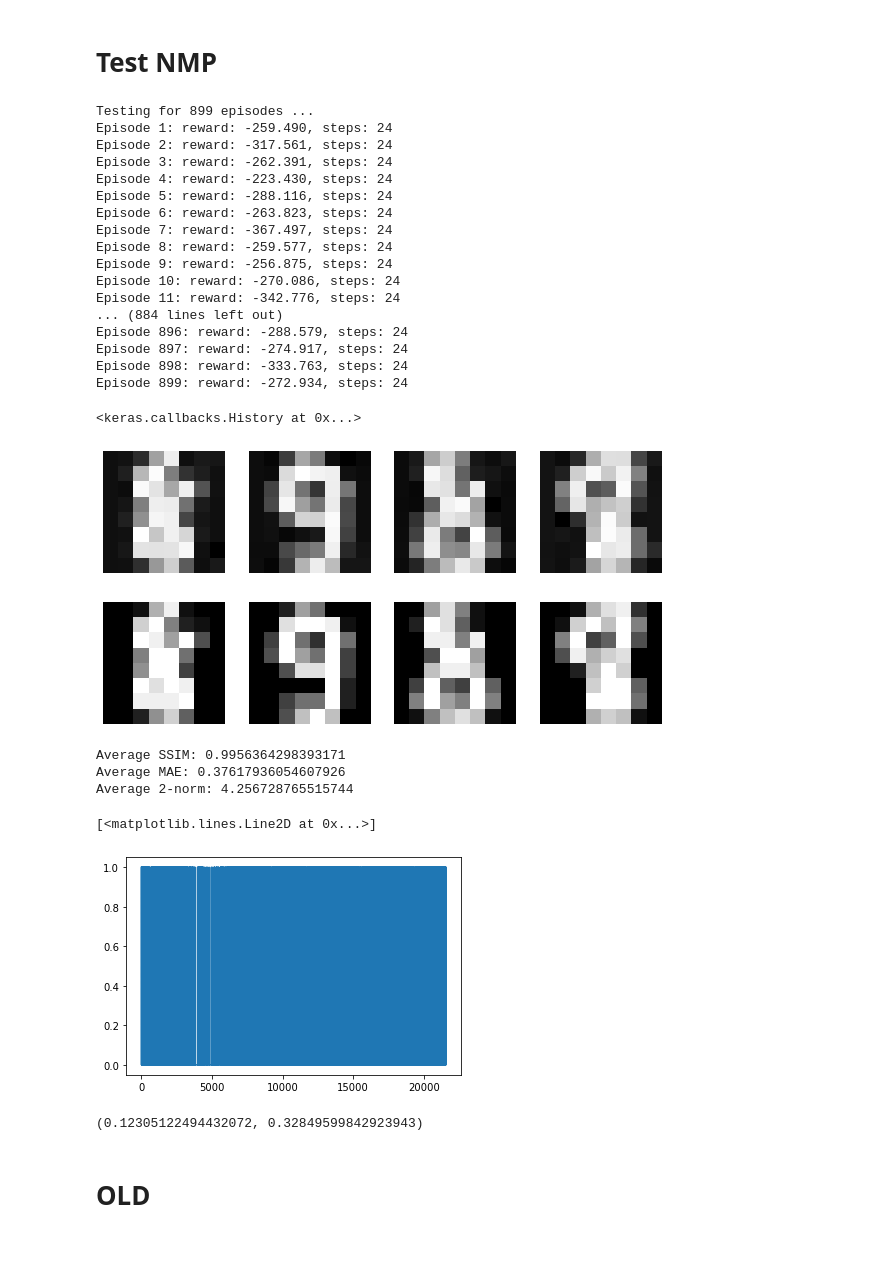
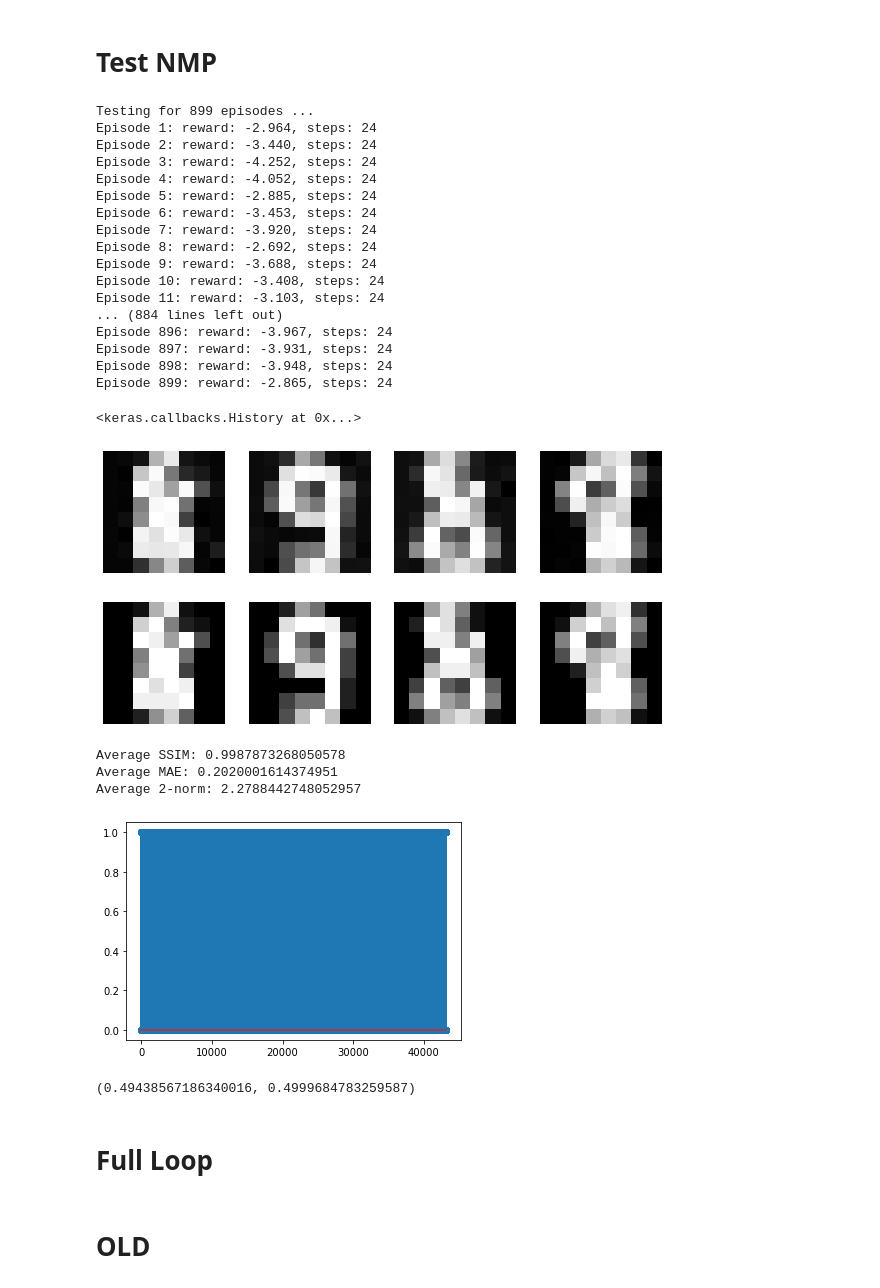
Before and after one commit to FinAminToastCrunch/Neural-Matched-Pursuit, a Jupyter notebook: neural_matched_pursuit.ipynb, the cells around one changed output. Saved outputs shown, nothing was run; the diff lists cells and outputs as text; code cells hidden in the pictures; blank space fills up the shorter version.

Commit message:
Using tanh instead of relu

```diff
--- a/neural_matched_pursuit.ipynb
+++ b/neural_matched_pursuit.ipynb
@@ -53,10 +53,12 @@ def learn_dictionary_from_digits():
     digits = load_digits()
     im = digits.data
 
+    dim = im.shape[1]
+
     images = im[ 0:(len(im)//2)]
 
     # Set the number of components (atoms) for the dictionary to ensure it's over-determined
-    n_components = 100  # Greater than 64 (the dimensionality of the input data)
+    n_components = 5*dim  # Greater than 64 (the dimensionality of the input data)
 
     # Use MiniBatchDictionaryLearning to learn a dictionary
     dict_learner = MiniBatchDictionaryLearning(n_components=n_components, alpha=1, random_state=0, n_jobs=-1, transform_algorithm='omp',)
@@ -279,7 +281,7 @@ class OMPEnvironment(gym.Env):
 
     def get_obs(self):
         # 1) Residual Norm
-        residual_norm = np.linalg.norm(self.residual)
+        residual_norm = np.linalg.norm(self.residual)/np.linalg.norm(self.y)
 
         # 2) Determinant of the Gram Matrix for already selected atoms
         if self.selected_indices:
@@ -369,7 +371,7 @@ class OMPEnvironment(gym.Env):
             done = True
 
         # Calculate the reward as the negative norm of the residual
-        reward = -np.linalg.norm(self.residual)
+        reward = -(np.linalg.norm(self.residual)/np.linalg.norm(self.y))
 
         observation = self.get_obs()
 
@@ -390,10 +392,10 @@ def build_agent(env):
     model = Sequential()
     # Adjust the input shape to match the observation space of the environment
     model.add(Flatten(input_shape=(1,) + env.observation_space.shape))
-    model.add(Dense(128, activation='relu'))
-    model.add(Dense(128, activation='relu'))
-    model.add(Dense(64, activation='relu'))
-    model.add(Dense(env.action_space.n, activation='linear'))
+    model.add(Dense(128, activation='tanh'))
+    model.add(Dense(128, activation='tanh'))
+    model.add(Dense(64, activation='tanh'))
+    model.add(Dense(env.action_space.n, activation='relu'))
 
     memory = SequentialMemory(limit=20000, window_length=1)
     policy = BoltzmannQPolicy(tau=2.0)
@@ -404,9 +406,10 @@ def build_agent(env):
                    memory=memory,
                    nb_steps_warmup=100,
                    target_model_update=env.non_zero_coeff,
+                   gamma = .9,
                    policy=policy)
 
-    dqn.compile(Adam(learning_rate=1e-4), metrics=['mae'])
+    dqn.compile(SGD(learning_rate=1e-4), metrics=['mae'])
 
     return dqn
 
@@ -511,22 +514,22 @@ agent.test_policy = GreedyQPolicy()
 agent.test(TestEnv, nb_episodes=len(images_test), visualize=False, verbose = 2)
 # %% [output]
 Testing for 899 episodes ...
-Episode 1: reward: -259.490, steps: 24
-Episode 2: reward: -317.561, steps: 24
-Episode 3: reward: -262.391, steps: 24
-Episode 4: reward: -223.430, steps: 24
-Episode 5: reward: -288.116, steps: 24
-Episode 6: reward: -263.823, steps: 24
-Episode 7: reward: -367.497, steps: 24
-Episode 8: reward: -259.577, steps: 24
-Episode 9: reward: -256.875, steps: 24
-Episode 10: reward: -270.086, steps: 24
-Episode 11: reward: -342.776, steps: 24
+Episode 1: reward: -2.964, steps: 24
+Episode 2: reward: -3.440, steps: 24
+Episode 3: reward: -4.252, steps: 24
+Episode 4: reward: -4.052, steps: 24
+Episode 5: reward: -2.885, steps: 24
+Episode 6: reward: -3.453, steps: 24
+Episode 7: reward: -3.920, steps: 24
+Episode 8: reward: -2.692, steps: 24
+Episode 9: reward: -3.688, steps: 24
+Episode 10: reward: -3.408, steps: 24
+Episode 11: reward: -3.103, steps: 24
 ... (884 lines left out)
-Episode 896: reward: -288.579, steps: 24
-Episode 897: reward: -274.917, steps: 24
-Episode 898: reward: -333.763, steps: 24
-Episode 899: reward: -272.934, steps: 24
+Episode 896: reward: -3.967, steps: 24
+Episode 897: reward: -3.931, steps: 24
+Episode 898: reward: -3.948, steps: 24
+Episode 899: reward: -2.865, steps: 24
 <keras.callbacks.History at 0x...>
 # %%
 apTest = np.array(TestEnv.approximated_signals)[:,0]
@@ -542,7 +545,7 @@ for i in range(4):
     axs[i].axis('off')
 plt.show()
 # %% [output]
-[figure, old version]
+[figure, new version]
 # %%
 reshaped_images = yTest[-4:].reshape(-1, 8, 8)
 
@@ -565,23 +568,24 @@ print(f"Average MAE: {avg_mae_value}")
 avg_2norm = average_2norm(yTest, apTest)
 print(f"Average 2-norm: {avg_2norm}")
 # %% [output]
-Average SSIM: 0.9956364298393171
-Average MAE: 0.37617936054607926
-Average 2-norm: 4.256728765515744
+Average SSIM: 0.9987873268050578
+Average MAE: 0.2020001614374951
+Average 2-norm: 2.2788442748052957
 # %%
-plt.plot(env.decisions)
+plt.stem(env.decisions);
 # %% [output]
-[<matplotlib.lines.Line2D at 0x...>]
-[figure, old version]
+[figure, new version]
 # %%
 np.mean(env.decisions), np.std(env.decisions)
 # %% [output]
-(0.12305122494432072, 0.32849599842923943)
+(0.49438567186340016, 0.4999684783259587)
 # %%
 #eps greedy .25
 # Average SSIM: 0.9795328173117814
 # Average MAE: 0.777859251963805
 # Average 2-norm: 8.802577894730895
+# %% [markdown]
+# Full Loop
 # %% [markdown]
 # OLD
 # %%
```
Also changed, not shown: parts of 9 cells of this notebook, 2 other files.
